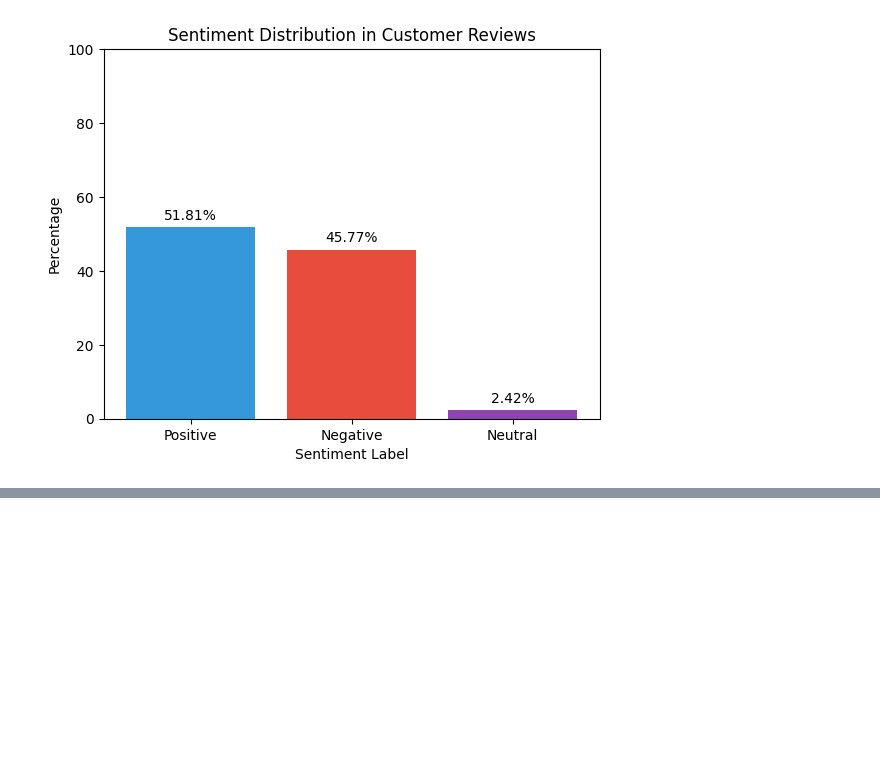
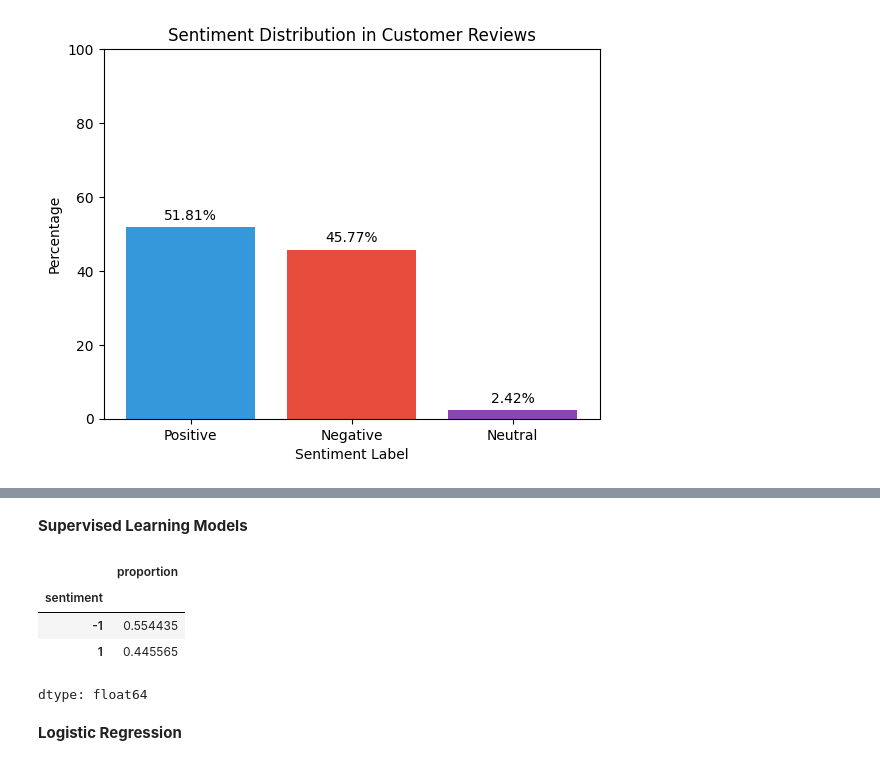
Before and after one commit to RichardKameri/FINAL_PROJECT_SENTIMENT_ANALYSISNT-, a Jupyter notebook: KQ.ipynb, the cells around one changed output, grey strips where cells are left out. Saved outputs shown, nothing was run; the diff lists cells and outputs as text; code cells hidden in the pictures; blank space fills up the shorter version.

```diff
--- a/KQ.ipynb
+++ b/KQ.ipynb
@@ -684,0 +747,12 @@ plt.show()
+# %% [markdown]
+**Supervised Learning Models**
+# %%
+# Convert continuous sentiment scores to categorical labels
+df['sentiment'] = df['sentiment'].apply(lambda x: 1 if x > 0.2 else -1)
+df['sentiment'].value_counts(normalize=True)
+# %% [output]
+|  | proportion |
+| sentiment |  |
+| -1 | 0.554435 |
+| 1 | 0.445565 |
+dtype: float64
@@ -684,0 +772,2 @@ plt.show()
+# %% [markdown]
+**Logistic Regression**
```
Also changed, not shown: parts of 24 cells of this notebook.
